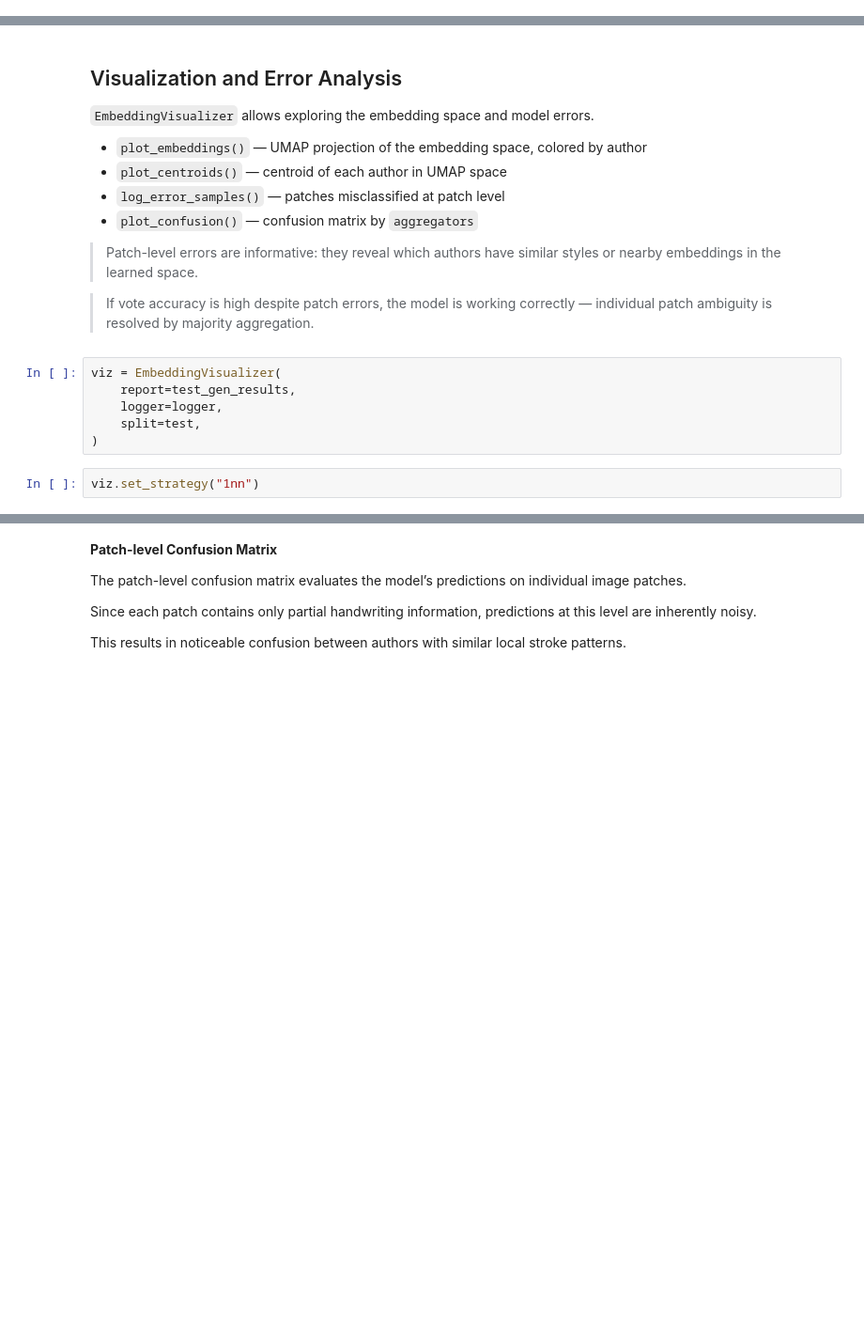
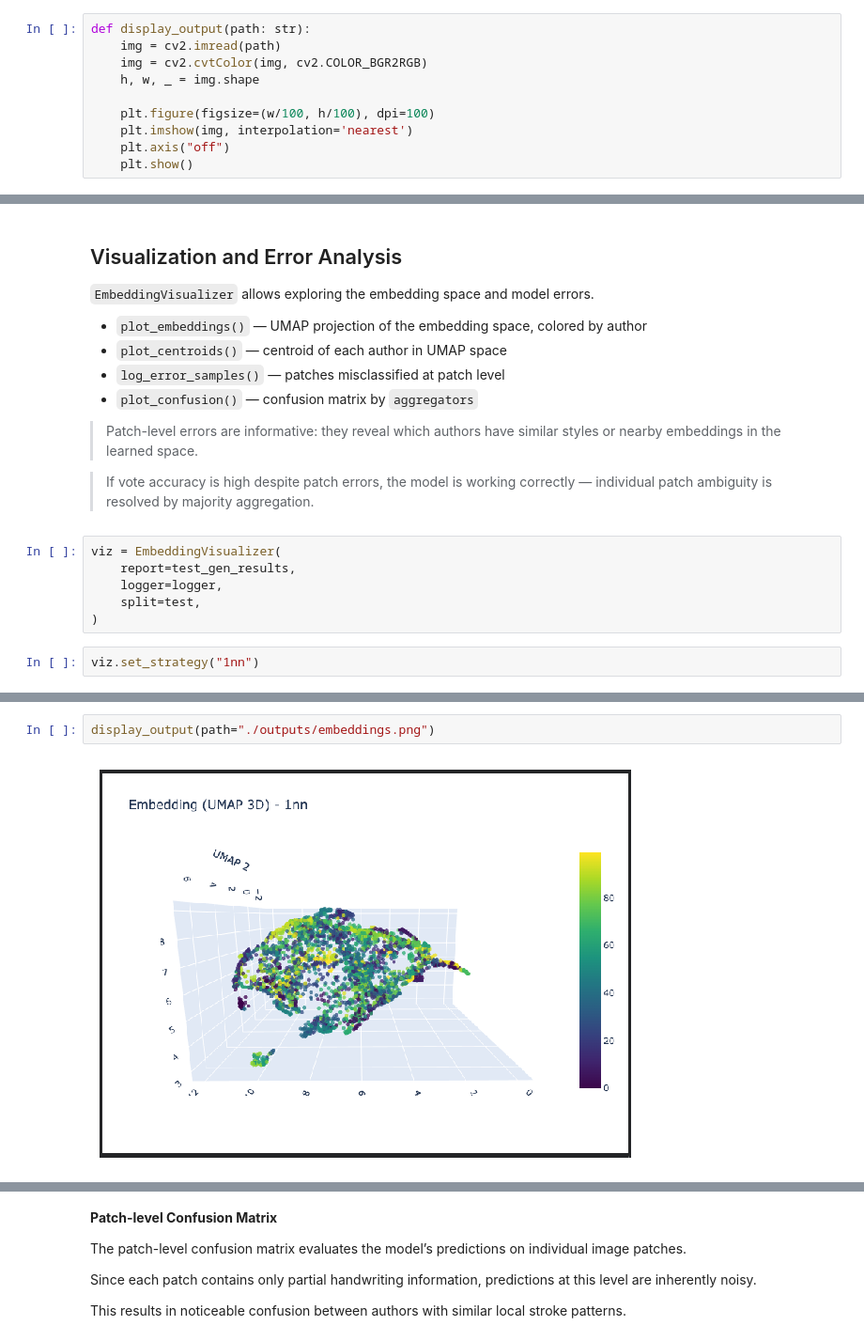
Before and after one commit to dmaman86/author-handwriting-recog, a Jupyter notebook: notebooks/mobile_test_100_4.ipynb, the cells around one changed output, grey strips where cells are left out. Shown at 94% size. Cells and saved outputs as stored; diff of their text form; blank space fills up the shorter version.

```diff
--- a/notebooks/mobile_test_100_4.ipynb
+++ b/notebooks/mobile_test_100_4.ipynb
@@ -150,3 +152,13 @@ config = Config(
+# %%
+def display_output(path: str):
+    img = cv2.imread(path)
+    img = cv2.cvtColor(img, cv2.COLOR_BGR2RGB)
+    h, w, _ = img.shape
+
+    plt.figure(figsize=(w/100, h/100), dpi=100)
+    plt.imshow(img, interpolation='nearest')
+    plt.axis("off")
+    plt.show()
 # %%
 def upload_source(source: str, source_dest: str):
     if os.path.exists(source_dest):
@@ -1012,6 +1054,10 @@ viz.set_strategy("1nn")
 viz.plot_embeddings()
 # %% [output]
 [interactive output not drawn]
+# %%
+display_output(path="./outputs/embeddings.png")
+# %% [output]
+[figure, added]
 # %%
 viz.log_error_samples(n=10)
 # %% [output]
```
Also changed, not shown: parts of 76 cells of this notebook, 12 other files.
